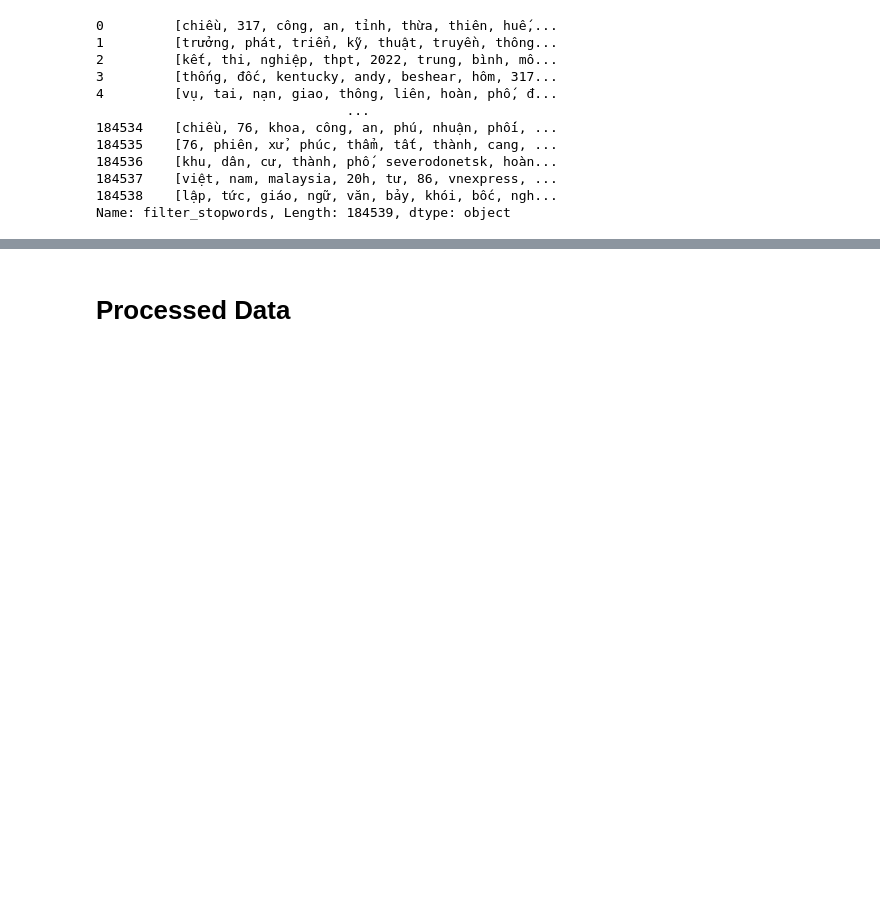
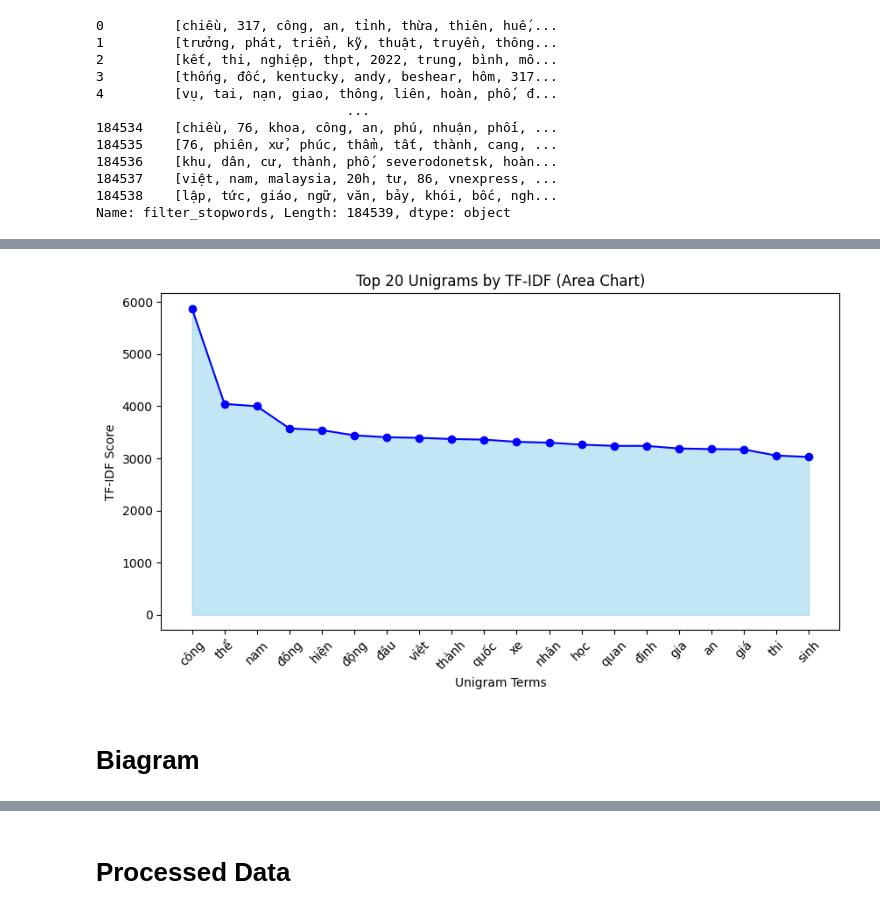
Before and after one commit to ngoc26062003/NLP_learning, a Jupyter notebook: 240118-textpreprocessingwithnltk.ipynb, the cells around one changed output, grey strips where cells are left out. Cells and saved outputs as stored; diff of their text form; code cells hidden in the pictures; blank space fills up the shorter version.

```diff
--- a/240118-textpreprocessingwithnltk.ipynb
+++ b/240118-textpreprocessingwithnltk.ipynb
@@ -174,0 +201,19 @@ Name: filter_stopwords, Length: 184539, dtype: object
+# %%
+# Lấy top 20 unigram
+top_n = 20
+top_tfidf_terms = sorted(tfidf_freq.items(), key=lambda x: x[1], reverse=True)[:top_n]
+terms_unigram, scores_unigram = zip(*top_tfidf_terms)
+
+# Vẽ biểu đồ area chart
+plt.figure(figsize=(10, 5))
+plt.fill_between(terms_unigram, scores_unigram, color='skyblue', alpha=0.5)
+plt.plot(terms_unigram, scores_unigram, marker='o', color='blue')
+plt.xlabel('Unigram Terms')
+plt.ylabel('TF-IDF Score')
+plt.title('Top 20 Unigrams by TF-IDF (Area Chart)')
+plt.xticks(rotation=45)
+plt.show()
+# %% [output]
+[figure, added]
+# %% [markdown]
+# **Biagram**
```
Also changed, not shown: parts of 30 cells of this notebook.
